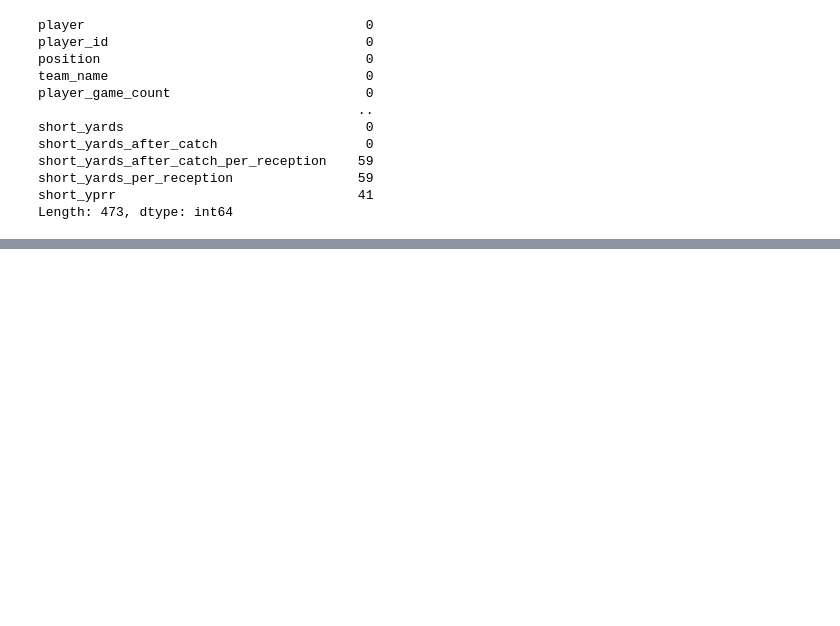
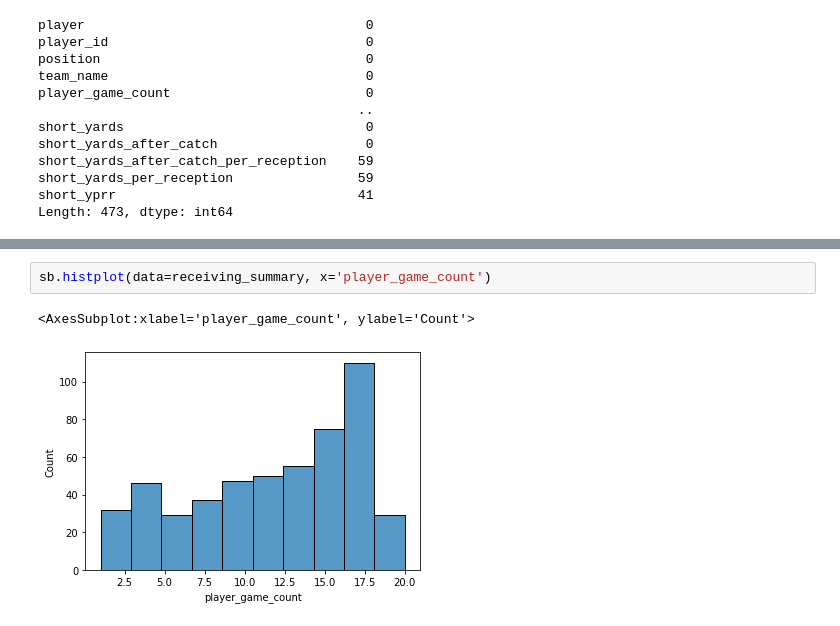
Before and after one commit to kchander92/NYCDSA-Data-Analysis-Project, a Jupyter notebook: Data Analysis Project Krishnan Chander.ipynb, the cells around one changed output, grey strips where cells are left out. Drawn from its saved outputs; the diff is of its cells as text; blank space fills up the shorter version.

```diff
--- a/Data Analysis Project Krishnan Chander.ipynb
+++ b/Data Analysis Project Krishnan Chander.ipynb
@@ -92,0 +173,5 @@ Length: 473, dtype: int64
+# %%
+sb.histplot(data=receiving_summary, x='player_game_count')
+# %% [output]
+<AxesSubplot:xlabel='player_game_count', ylabel='Count'>
+[figure, added]
```
Also changed, not shown: parts of 12 cells of this notebook.
